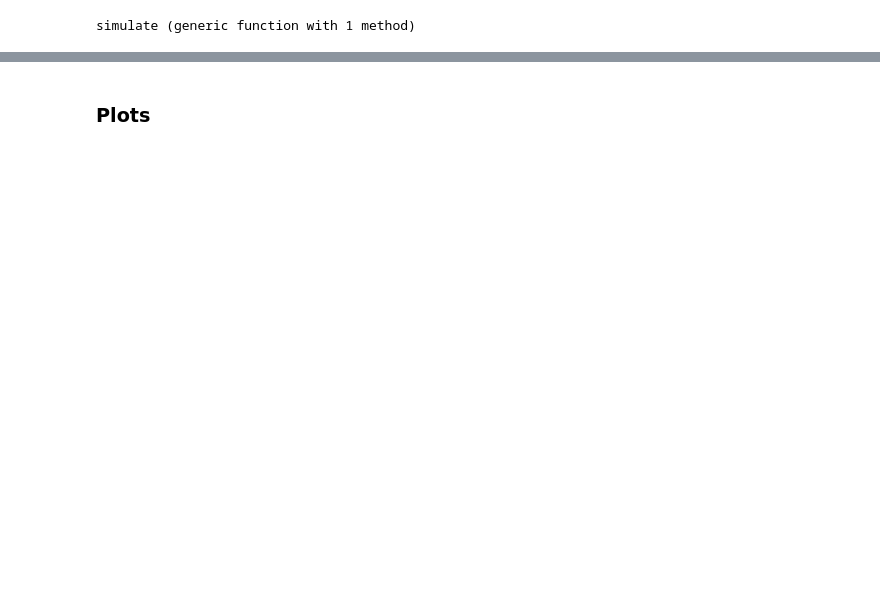
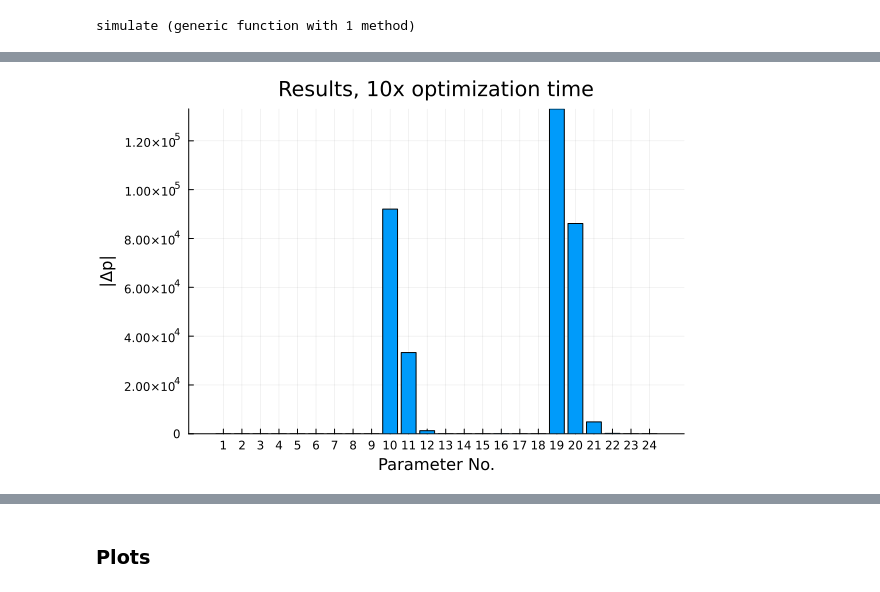
Before and after one commit to aidanboyne/BioCyb_UCLA, a Jupyter notebook: thyrosimIM/src/notebooks/DDR.ipynb, the cells around one changed output, grey strips where cells are left out. Drawn from its saved outputs; the diff is of its cells as text; code cells hidden in the pictures; blank space fills up the shorter version.

```diff
--- a/thyrosimIM/src/notebooks/DDR.ipynb
+++ b/thyrosimIM/src/notebooks/DDR.ipynb
@@ -552,0 +1036,7 @@ fitting_trial = fit_all(free_params, fixed_params, lb, ub, sample_IM, loss_funct
+# %%
+ticks = length(fitting_trial.minimizer[1:end-5])
+bar(abs.(fitting_trial.minimizer[1:end-5] - initialize_all(optimal=false, optimal_path="")[free_indicies[1:end-5]]), title="Results, 10x optimization time", xticks = (collect(1:ticks), collect(1:ticks)),
+    label="", ylabel="|Δp|", xlabel="Parameter No.")
+#scatter(abs.(fitting_trial_meha.minimizer-meha_params))
+# %% [output]
+[figure, added]
```
Also changed, not shown: parts of 40 cells of this notebook, 25 other files.
